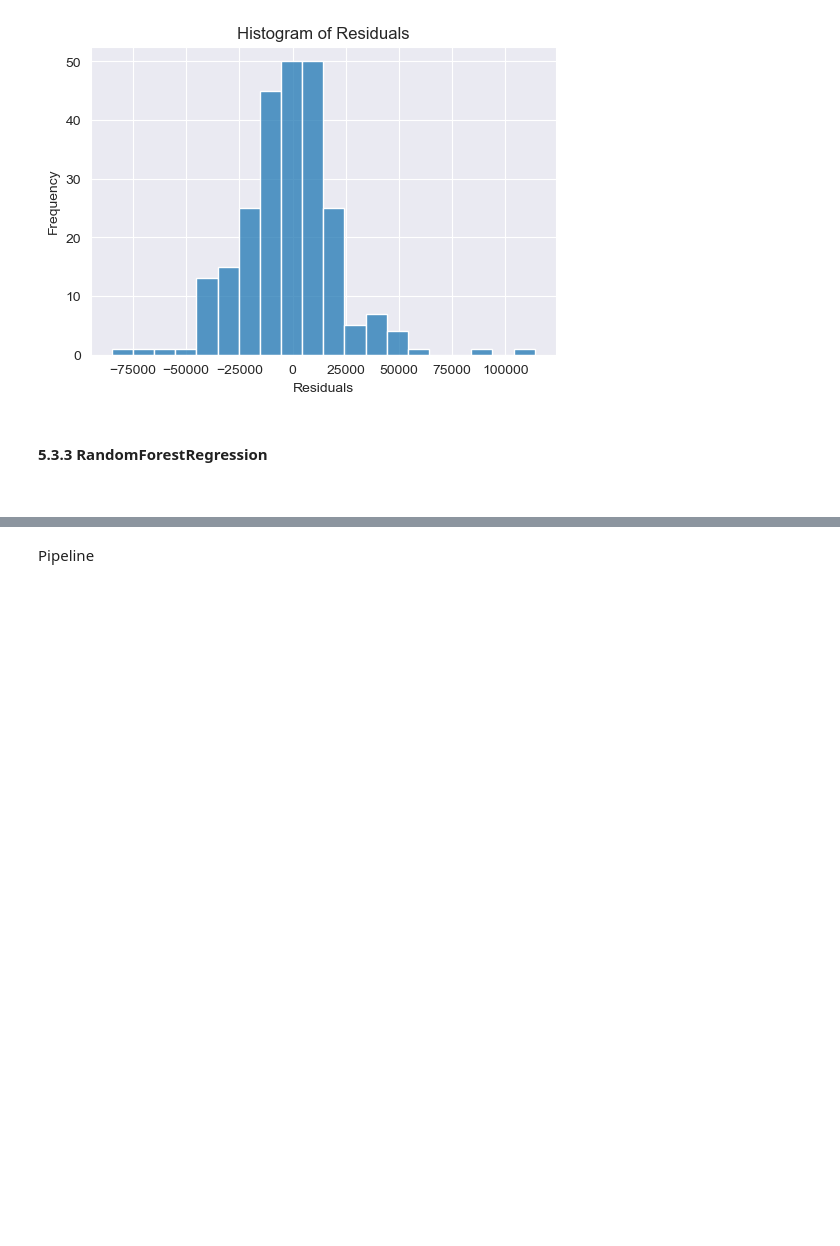
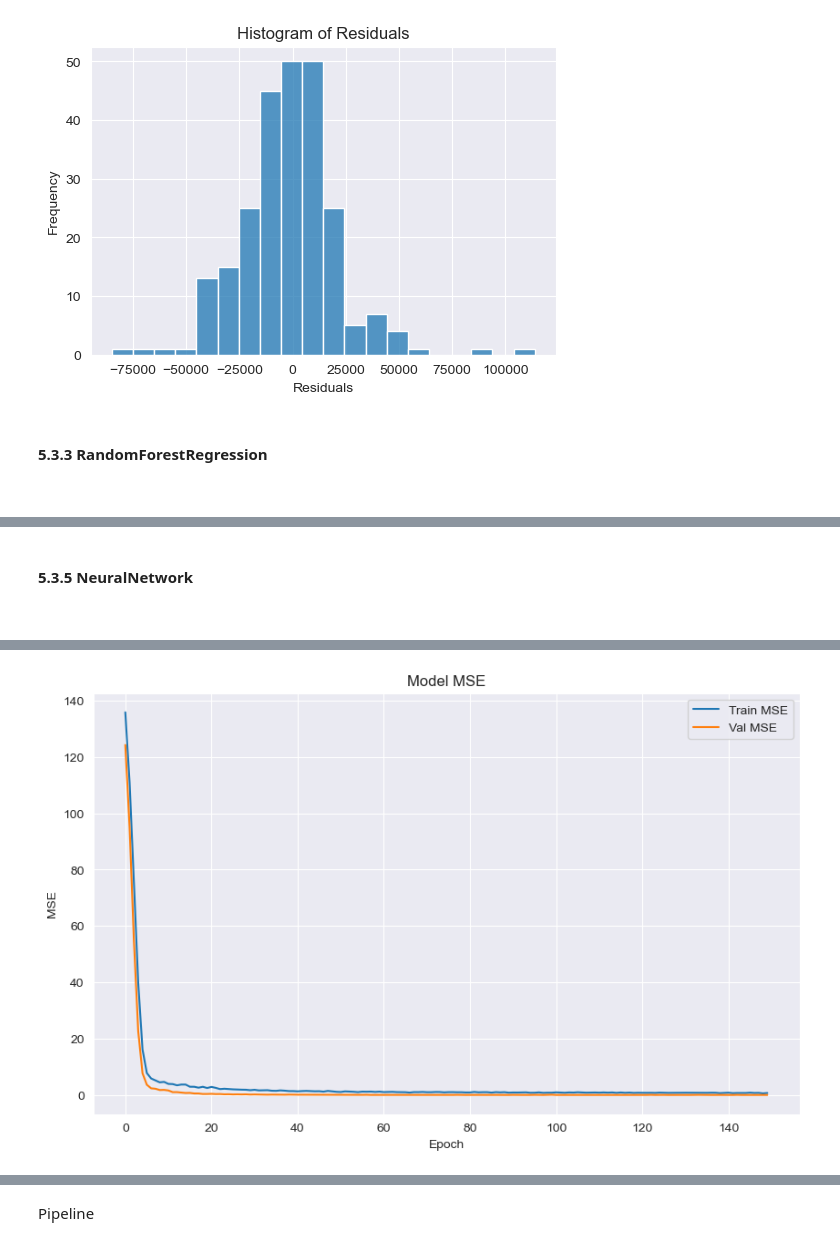
Before and after one commit to zygao930/CS010-Comprehensive-Predictive-Modeling-of-Ames-House-Prices, a Jupyter notebook: Comprehensive Predictive Modeling of Ames House Prices.ipynb, the cells around one changed output, grey strips where cells are left out. Drawn from its saved outputs; the diff is of its cells as text; code cells hidden in the pictures; blank space fills up the shorter version.

```diff
--- a/Comprehensive Predictive Modeling of Ames House Prices.ipynb
+++ b/Comprehensive Predictive Modeling of Ames House Prices.ipynb
@@ -773,3 +878,9 @@ Mean Squared Error: 0.017832242213125963
+# %% [markdown]
+<br>
+
+<b>5.3.5 NeuralNetwork</b>
+
+<br>
 # %%
 import os
 # Set environment variable to force pure-Python protobuf implementation
@@ -793,9 +904,19 @@ optimizer = Adam(learning_rate=0.001)
 # Compile model
 model.compile(loss='mean_squared_error', optimizer=optimizer, metrics=['mean_squared_error'])
 
-model.fit(X_train_transformed_df, y_train,validation_data=(X_test_transformed_df,y_test), epochs=300,batch_size=5)
+history=model.fit(X_train_transformed_df, y_train,validation_data=(X_test_transformed_df,y_test), epochs=150,batch_size=5,verbose = 0)
 
 scores = model.evaluate(X_test_transformed_df, y_test)
 
 print(model.metrics_names[1], scores[1])
+
+# Plot training & validation MSE values
+plt.figure(figsize=(10, 6))
+plt.plot(history.history['mean_squared_error'], label='Train MSE')
+plt.plot(history.history['val_mean_squared_error'], label='Val MSE')
+plt.title('Model MSE')
+plt.xlabel('Epoch')
+plt.ylabel('MSE')
+plt.legend()
+plt.show()
 # %% [output]
@@ -818,0 +925 @@ mean_squared_error 0.017302637919783592
+[figure, added]
```
Also changed, not shown: parts of 7 cells of this notebook.
